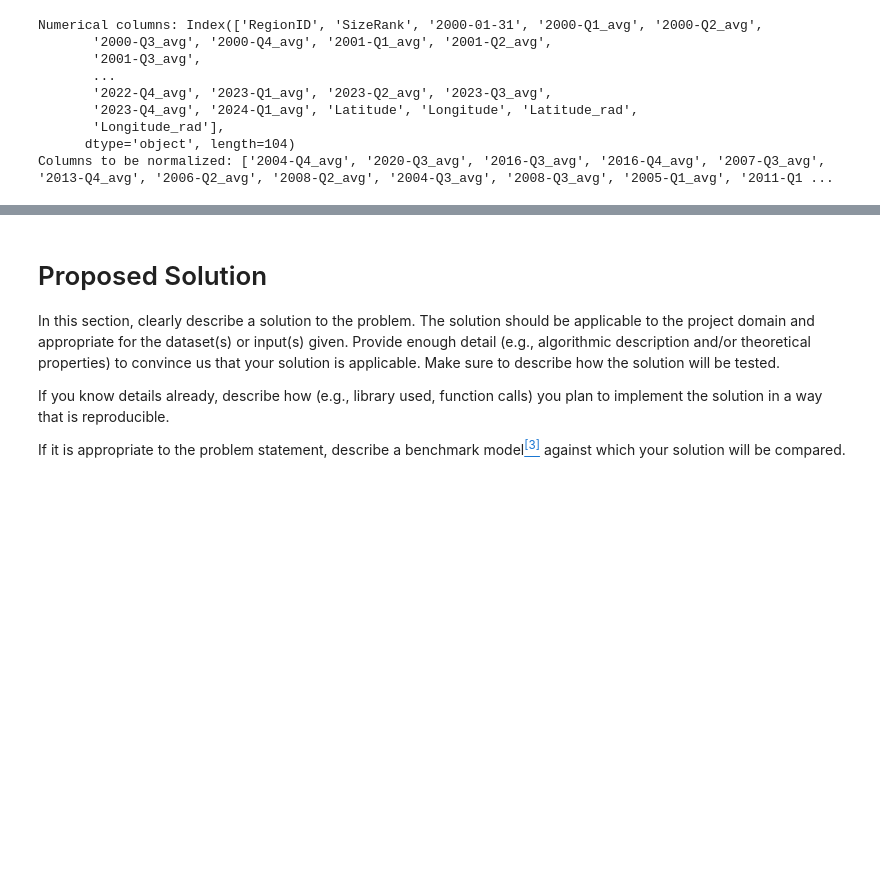
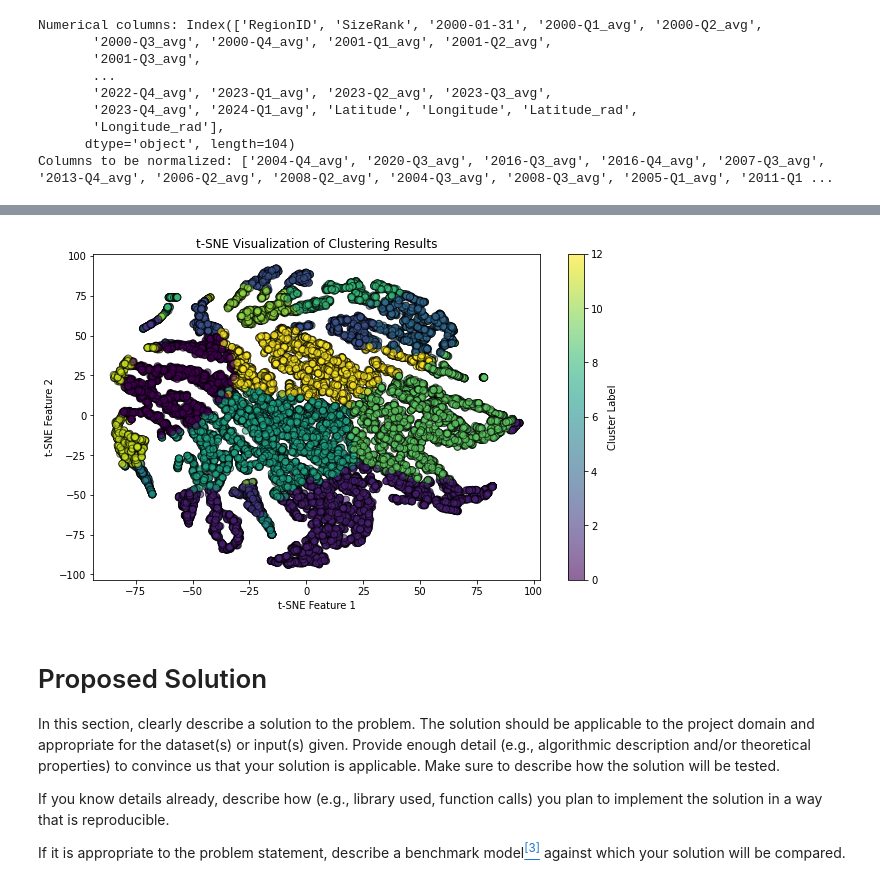
Before and after one commit to nihegde18/group_template, a Jupyter notebook: FinalProject_groupXXX.ipynb, the cells around one changed output, grey strips where cells are left out. Drawn from its saved outputs; the diff is of its cells as text; code cells hidden in the pictures; blank space fills up the shorter version.

```diff
--- a/FinalProject_groupXXX.ipynb
+++ b/FinalProject_groupXXX.ipynb
@@ -339,3 +401,24 @@ df_wide.to_csv('new_df')
+# %%
+
+optimal_K = 13
+
+kmeans_optimal = KMeans(n_clusters=optimal_K, random_state=42)
+df_filtered['Cluster'] = kmeans_optimal.fit_predict(X)
+
+
+tsne = TSNE(n_components=2, random_state=42)
+X_tsne = tsne.fit_transform(X)
+# %%
+
+plt.figure(figsize=(10, 6))
+plt.scatter(X_tsne[:, 0], X_tsne[:, 1], c=df_filtered['Cluster'], cmap='viridis', marker='o', edgecolor='k', s=50, alpha=0.6)
+plt.title('t-SNE Visualization of Clustering Results')
+plt.xlabel('t-SNE Feature 1')
+plt.ylabel('t-SNE Feature 2')
+plt.colorbar(label='Cluster Label')
+plt.show()
+# %% [output]
+[figure, added]
 # %% [markdown]
 # Proposed Solution
 
```
Also changed, not shown: parts of 10 cells of this notebook.
